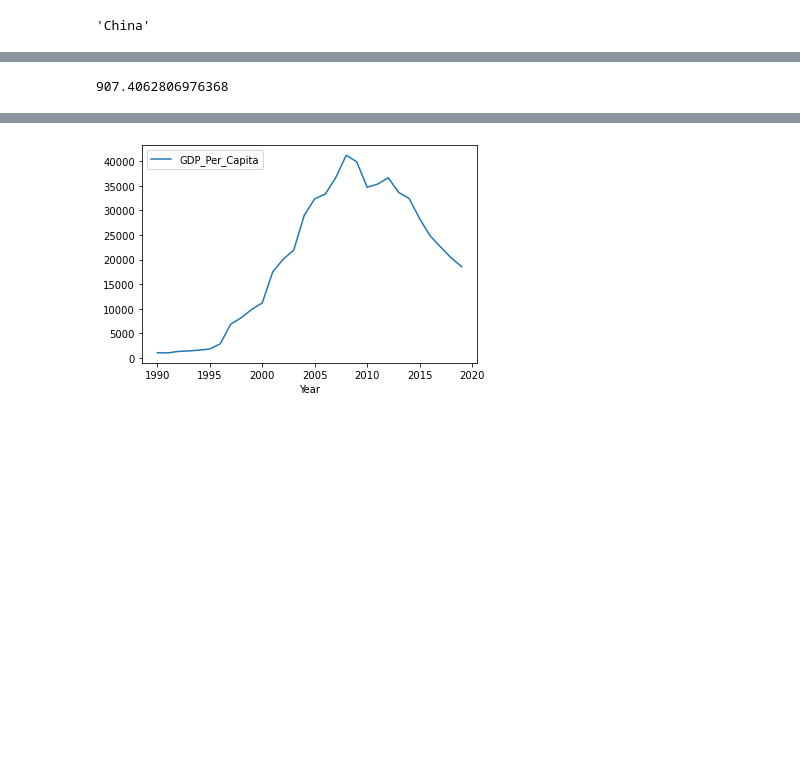
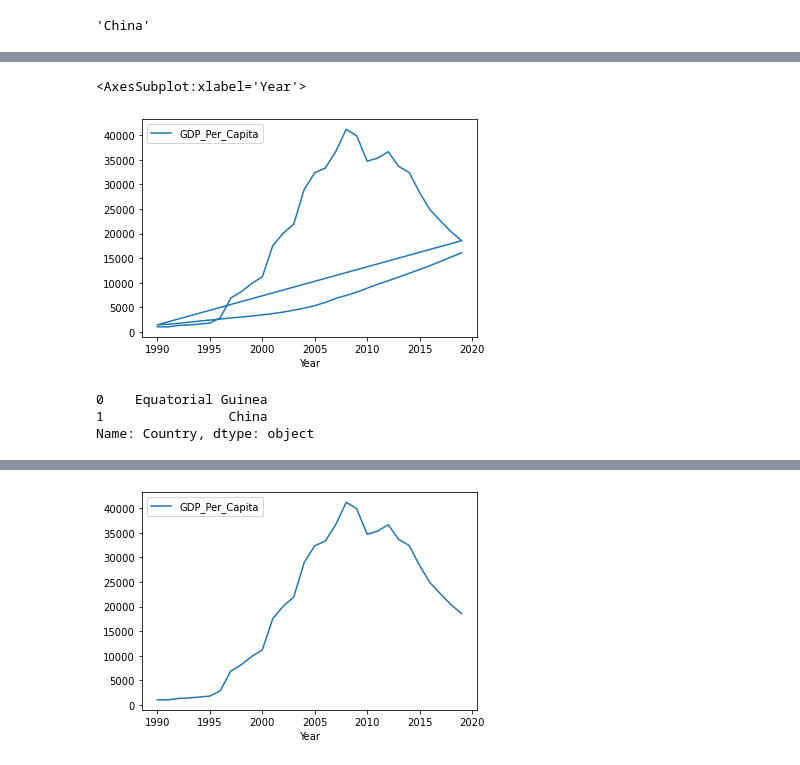
Before and after one commit to nss-data-science-cohort-6/un_data_question-essetetsahai, a Jupyter notebook: notebooks/UN_Data_Exploration.ipynb, the cells around one changed output, grey strips where cells are left out. Saved outputs shown, nothing was run; the diff lists cells and outputs as text; code cells hidden in the pictures; blank space fills up the shorter version.

```diff
--- a/notebooks/UN_Data_Exploration.ipynb
+++ b/notebooks/UN_Data_Exploration.ipynb
@@ -322,4 +330,13 @@ Name: Country, dtype: object
+# %%
+gdp_df.loc[(gdp_df['Country'] == highest_chg_country) |(gdp_df['Country'] == scd_highest_chg_country)].plot(x = 'Year', y = 'GDP_Per_Capita', kind = 'line')
+# %% [output]
+<AxesSubplot:xlabel='Year'>
+[figure, added]
 # %%
-#gdp_piv_sorted_ind['Percent_Change'][1]
+highest2= gdp_piv_sorted_ind['Country'][0:2]
-# %% [output]
-907.4062806976368
+# %%
+highest2
+# %% [output]
+0    Equatorial Guinea
+1                China
+Name: Country, dtype: object
```
Also changed, not shown: parts of 30 cells of this notebook.
